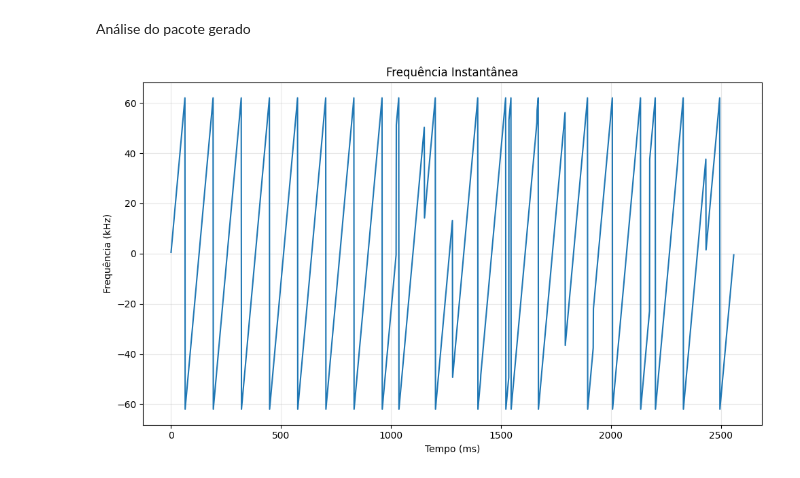
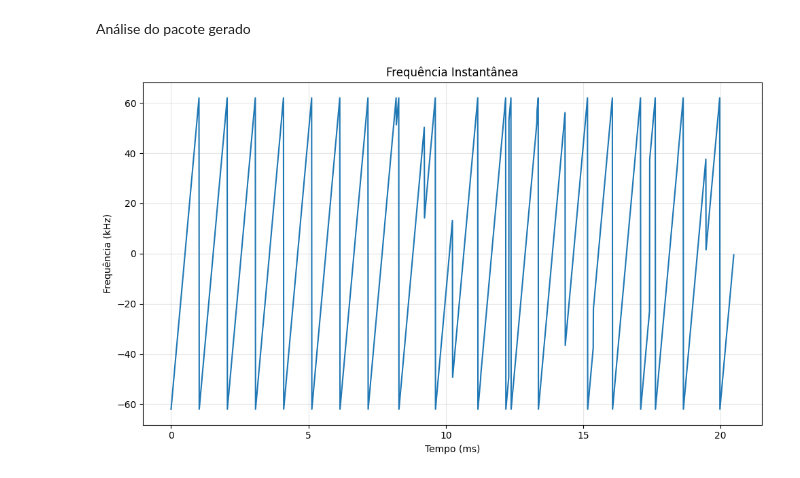
Before and after one commit to AdrionRosanelli/LoRa_Sionna, a Jupyter notebook: LoRa_SionnaPHY_Tx.ipynb, the cells around one changed output. Cells and saved outputs as stored; diff of their text form; code cells hidden in the pictures.

```diff
--- a/LoRa_SionnaPHY_Tx.ipynb
+++ b/LoRa_SionnaPHY_Tx.ipynb
@@ -168,7 +168,7 @@ class LoRaPhysicalLayer:
 
         # 1. Preâmbulo (chirps up)
         for _ in range(self.num_preamble):
-            chirp, t = self.generate_chirp_sequence()
+            chirp, t = self.generate_chirp_sequence(-self.bw/2)
             packet_symbols.append(chirp)
             temp_symbols.append(t)
 
@@ -365,18 +365,19 @@ Duração total do pacote: 20.48 ms
 Análise do pacote gerado
 # %%
 freq_inst = lora_phy.calculate_instantaneous_frequency(packet)
-t_freq = temp[:-1]  # Tempo para frequência instantânea (um ponto a menos)
+#t_freq = temp[:-1]  # Tempo para frequência instantânea (um ponto a menos)
+Tempo = np.linspace(0, len(packet) * lora_phy.chip_duration, len(freq_inst));
 
 plt.figure(figsize=(10, 6))
 # Plota parte real
 #plt.plot(t_freq*1000, freq_inst/1000)
-plt.plot(freq_inst/1000)
+plt.plot(Tempo*1000, freq_inst/1000)
 plt.title(f'Frequência Instantânea')
 plt.xlabel('Tempo (ms)')
 plt.ylabel('Frequência (kHz)')
 plt.grid(True, alpha=0.3)
 
 plt.tight_layout()
 plt.show()
 # %% [output]
-[figure, old version]
+[figure, new version]
```
